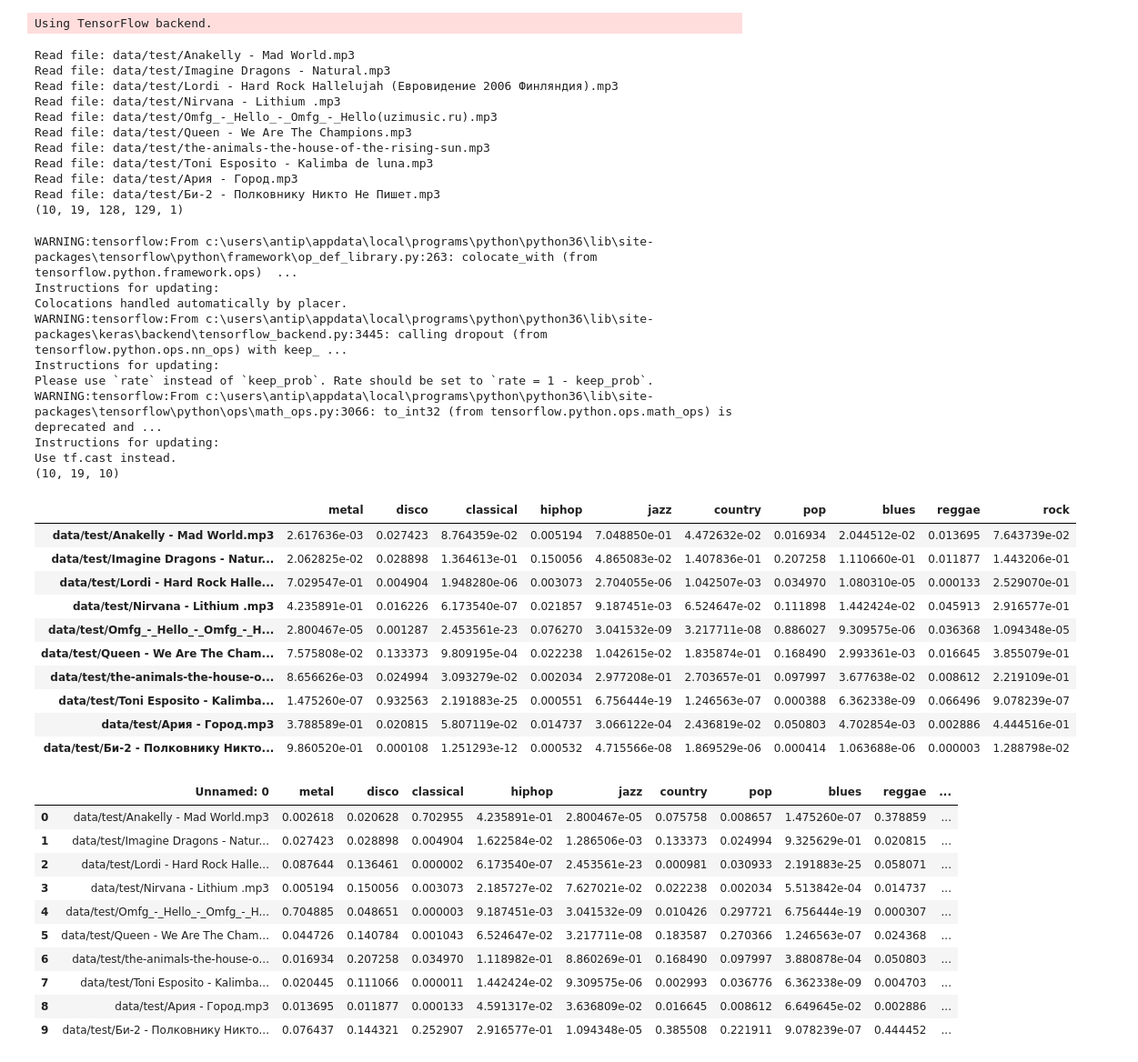
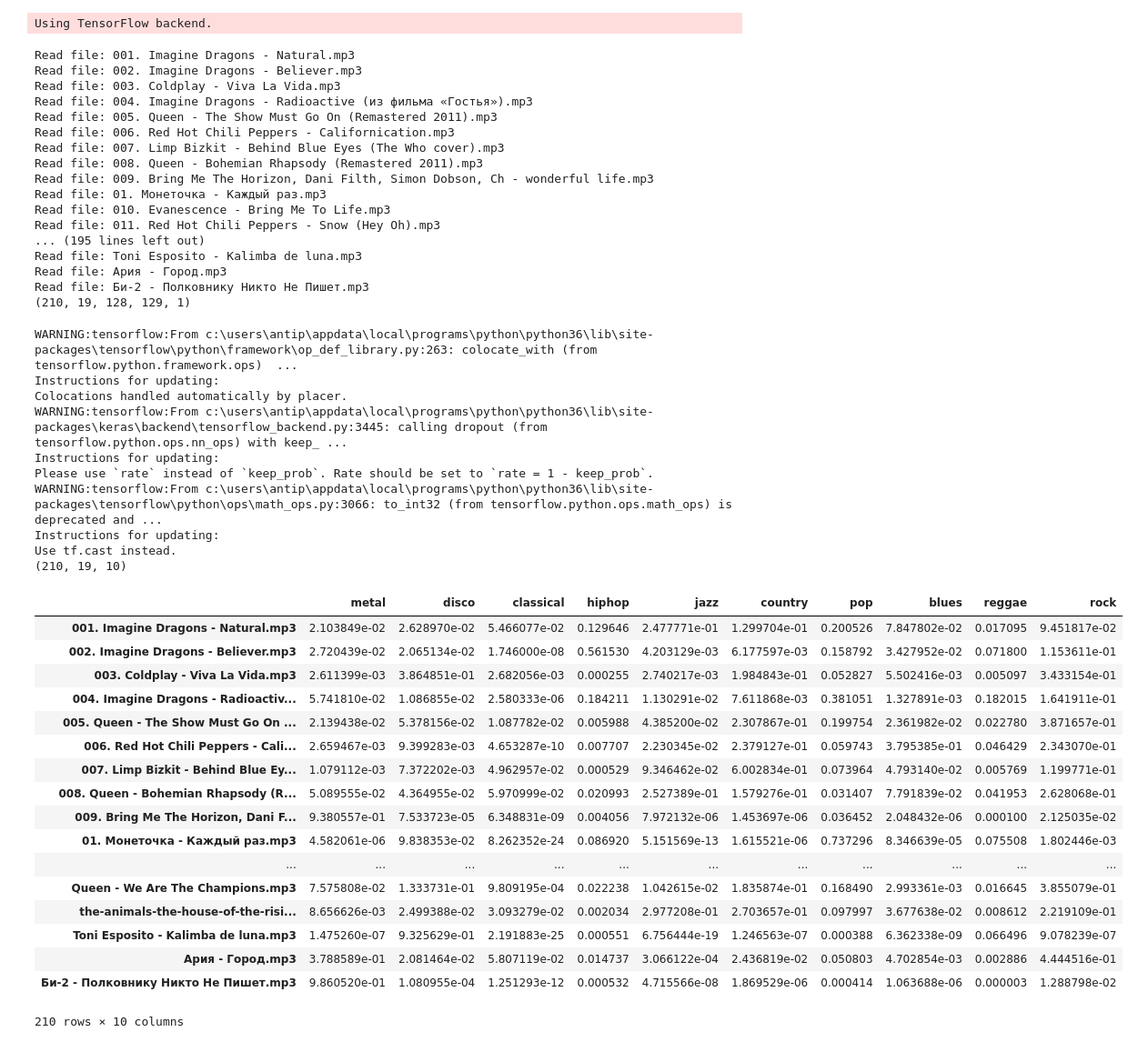
Before and after one commit to alxAntipov/music-recommendatiom-system, a Jupyter notebook: predict.ipynb, the cells around one changed output. Shown: that part at 91% size. Saved outputs shown, nothing was run; the diff lists cells and outputs as text; code cells hidden in the pictures.

```diff
--- a/predict.ipynb
+++ b/predict.ipynb
@@ -49,7 +49,7 @@ def read_data(src_dir, song_samples):
         for file in files:
             # Read the audio file
             file_name = src_dir + "/" + file
-            print("Read file: {}".format(file_name))
+            print("Read file: {}".format(file))
 
             signal, sr = librosa.load(file_name, offset=30.0, duration=30.0)
             signal = signal[:song_samples]
@@ -61,7 +61,7 @@ def read_data(src_dir, song_samples):
             specs = extract_melspectrogram(signals)
             # Save files
             arr_specs.append(specs)
-            arr_names.append(file_name)
+            arr_names.append(file)
     return np.array(arr_specs), np.array(arr_names)
 # %%
 def predict_genres(songs, models_name):
@@ -102,17 +102,23 @@ test_folder = 'data/test'
 songs_sample, file_names = read_data(test_folder, song_samples)
 print(songs_sample.shape)
 # %% [output]
-Read file: data/test/Anakelly - Mad World.mp3
-Read file: data/test/Imagine Dragons - Natural.mp3
-Read file: data/test/Lordi - Hard Rock Hallelujah (Евровидение 2006 Финляндия).mp3
-Read file: data/test/Nirvana - Lithium .mp3
-Read file: data/test/Omfg_-_Hello_-_Omfg_-_Hello(uzimusic.ru).mp3
-Read file: data/test/Queen - We Are The Champions.mp3
-Read file: data/test/the-animals-the-house-of-the-rising-sun.mp3
-Read file: data/test/Toni Esposito - Kalimba de luna.mp3
-Read file: data/test/Ария - Город.mp3
-Read file: data/test/Би-2 - Полковнику Никто Не Пишет.mp3
-(10, 19, 128, 129, 1)
+Read file: 001. Imagine Dragons - Natural.mp3
+Read file: 002. Imagine Dragons - Believer.mp3
+Read file: 003. Coldplay - Viva La Vida.mp3
+Read file: 004. Imagine Dragons - Radioactive (из фильма «Гостья»).mp3
+Read file: 005. Queen - The Show Must Go On (Remastered 2011).mp3
+Read file: 006. Red Hot Chili Peppers - Californication.mp3
+Read file: 007. Limp Bizkit - Behind Blue Eyes (The Who cover).mp3
+Read file: 008. Queen - Bohemian Rhapsody (Remastered 2011).mp3
+Read file: 009. Bring Me The Horizon, Dani Filth, Simon Dobson, Ch - wonderful life.mp3
+Read file: 01. Монеточка - Каждый раз.mp3
+Read file: 010. Evanescence - Bring Me To Life.mp3
+Read file: 011. Red Hot Chili Peppers - Snow (Hey Oh).mp3
+... (195 lines left out)
+Read file: Toni Esposito - Kalimba de luna.mp3
+Read file: Ария - Город.mp3
+Read file: Би-2 - Полковнику Никто Не Пишет.mp3
+(210, 19, 128, 129, 1)
 # %%
 models_name = 'models/model_snn.h5'
 predicts = predict_genres(songs_sample, models_name)
@@ -127,30 +133,37 @@ Please use `rate` instead of `keep_prob`. Rate should be set to `rate = 1 - keep
 WARNING:tensorflow:From c:\users\antip\appdata\local\programs\python\python36\lib\site-packages\tensorflow\python\ops\math_ops.py:3066: to_int32 (from tensorflow.python.ops.math_ops) is deprecated and ...
 Instructions for updating:
 Use tf.cast instead.
-(10, 19, 10)
+(210, 19, 10)
 # %%
 import pandas as pd
 
 
 genres = ['metal', 'disco', 'classical', 'hiphop', 'jazz',
            'country', 'pop', 'blues', 'reggae', 'rock']
 
 songs = normalize_data(predicts)
-df = pd.DataFrame(data=songs,
+song_matrix = pd.DataFrame(data=songs,
                   index=file_names,
                   columns=genres
                  )
-df
+song_matrix
 # %% [output]
 |  | metal | disco | classical | hiphop | jazz | country | pop | blues | reggae | rock |
-| data/test/Anakelly - Mad World.mp3 | 2.617636e-03 | 0.027423 | 8.764359e-02 | 0.005194 | 7.048850e-01 | 4.472632e-02 | 0.016934 | 2.044512e-02 | 0.013695 | 7.643739e-02 |
-| data/test/Imagine Dragons - Natur... | 2.062825e-02 | 0.028898 | 1.364613e-01 | 0.150056 | 4.865083e-02 | 1.407836e-01 | 0.207258 | 1.110660e-01 | 0.011877 | 1.443206e-01 |
-| data/test/Lordi - Hard Rock Halle... | 7.029547e-01 | 0.004904 | 1.948280e-06 | 0.003073 | 2.704055e-06 | 1.042507e-03 | 0.034970 | 1.080310e-05 | 0.000133 | 2.529070e-01 |
-| data/test/Nirvana - Lithium .mp3 | 4.235891e-01 | 0.016226 | 6.173540e-07 | 0.021857 | 9.187451e-03 | 6.524647e-02 | 0.111898 | 1.442424e-02 | 0.045913 | 2.916577e-01 |
-| data/test/Omfg_-_Hello_-_Omfg_-_H... | 2.800467e-05 | 0.001287 | 2.453561e-23 | 0.076270 | 3.041532e-09 | 3.217711e-08 | 0.886027 | 9.309575e-06 | 0.036368 | 1.094348e-05 |
-| data/test/Queen - We Are The Cham... | 7.575808e-02 | 0.133373 | 9.809195e-04 | 0.022238 | 1.042615e-02 | 1.835874e-01 | 0.168490 | 2.993361e-03 | 0.016645 | 3.855079e-01 |
-| data/test/the-animals-the-house-o... | 8.656626e-03 | 0.024994 | 3.093279e-02 | 0.002034 | 2.977208e-01 | 2.703657e-01 | 0.097997 | 3.677638e-02 | 0.008612 | 2.219109e-01 |
-| data/test/Toni Esposito - Kalimba... | 1.475260e-07 | 0.932563 | 2.191883e-25 | 0.000551 | 6.756444e-19 | 1.246563e-07 | 0.000388 | 6.362338e-09 | 0.066496 | 9.078239e-07 |
-| data/test/Ария - Город.mp3 | 3.788589e-01 | 0.020815 | 5.807119e-02 | 0.014737 | 3.066122e-04 | 2.436819e-02 | 0.050803 | 4.702854e-03 | 0.002886 | 4.444516e-01 |
-| data/test/Би-2 - Полковнику Никто... | 9.860520e-01 | 0.000108 | 1.251293e-12 | 0.000532 | 4.715566e-08 | 1.869529e-06 | 0.000414 | 1.063688e-06 | 0.000003 | 1.288798e-02 |
+| 001. Imagine Dragons - Natural.mp3 | 2.103849e-02 | 2.628970e-02 | 5.466077e-02 | 0.129646 | 2.477771e-01 | 1.299704e-01 | 0.200526 | 7.847802e-02 | 0.017095 | 9.451817e-02 |
+| 002. Imagine Dragons - Believer.mp3 | 2.720439e-02 | 2.065134e-02 | 1.746000e-08 | 0.561530 | 4.203129e-03 | 6.177597e-03 | 0.158792 | 3.427952e-02 | 0.071800 | 1.153611e-01 |
+| 003. Coldplay - Viva La Vida.mp3 | 2.611399e-03 | 3.864851e-01 | 2.682056e-03 | 0.000255 | 2.740217e-03 | 1.984843e-01 | 0.052827 | 5.502416e-03 | 0.005097 | 3.433154e-01 |
+| 004. Imagine Dragons - Radioactiv... | 5.741810e-02 | 1.086855e-02 | 2.580333e-06 | 0.184211 | 1.130291e-02 | 7.611868e-03 | 0.381051 | 1.327891e-03 | 0.182015 | 1.641911e-01 |
+| 005. Queen - The Show Must Go On ... | 2.139438e-02 | 5.378156e-02 | 1.087782e-02 | 0.005988 | 4.385200e-02 | 2.307867e-01 | 0.199754 | 2.361982e-02 | 0.022780 | 3.871657e-01 |
+| 006. Red Hot Chili Peppers - Cali... | 2.659467e-03 | 9.399283e-03 | 4.653287e-10 | 0.007707 | 2.230345e-02 | 2.379127e-01 | 0.059743 | 3.795385e-01 | 0.046429 | 2.343070e-01 |
+| 007. Limp Bizkit - Behind Blue Ey... | 1.079112e-03 | 7.372202e-03 | 4.962957e-02 | 0.000529 | 9.346462e-02 | 6.002834e-01 | 0.073964 | 4.793140e-02 | 0.005769 | 1.199771e-01 |
+| 008. Queen - Bohemian Rhapsody (R... | 5.089555e-02 | 4.364955e-02 | 5.970999e-02 | 0.020993 | 2.527389e-01 | 1.579276e-01 | 0.031407 | 7.791839e-02 | 0.041953 | 2.628068e-01 |
+| 009. Bring Me The Horizon, Dani F... | 9.380557e-01 | 7.533723e-05 | 6.348831e-09 | 0.004056 | 7.972132e-06 | 1.453697e-06 | 0.036452 | 2.048432e-06 | 0.000100 | 2.125035e-02 |
+| 01. Монеточка - Каждый раз.mp3 | 4.582061e-06 | 9.838353e-02 | 8.262352e-24 | 0.086920 | 5.151569e-13 | 1.615521e-06 | 0.737296 | 8.346639e-05 | 0.075508 | 1.802446e-03 |
+| ... | ... | ... | ... | ... | ... | ... | ... | ... | ... | ... |
+| Queen - We Are The Champions.mp3 | 7.575808e-02 | 1.333731e-01 | 9.809195e-04 | 0.022238 | 1.042615e-02 | 1.835874e-01 | 0.168490 | 2.993361e-03 | 0.016645 | 3.855079e-01 |
+| the-animals-the-house-of-the-risi... | 8.656626e-03 | 2.499388e-02 | 3.093279e-02 | 0.002034 | 2.977208e-01 | 2.703657e-01 | 0.097997 | 3.677638e-02 | 0.008612 | 2.219109e-01 |
+| Toni Esposito - Kalimba de luna.mp3 | 1.475260e-07 | 9.325629e-01 | 2.191883e-25 | 0.000551 | 6.756444e-19 | 1.246563e-07 | 0.000388 | 6.362338e-09 | 0.066496 | 9.078239e-07 |
+| Ария - Город.mp3 | 3.788589e-01 | 2.081464e-02 | 5.807119e-02 | 0.014737 | 3.066122e-04 | 2.436819e-02 | 0.050803 | 4.702854e-03 | 0.002886 | 4.444516e-01 |
+| Би-2 - Полковнику Никто Не Пишет.mp3 | 9.860520e-01 | 1.080955e-04 | 1.251293e-12 | 0.000532 | 4.715566e-08 | 1.869529e-06 | 0.000414 | 1.063688e-06 | 0.000003 | 1.288798e-02 |
+210 rows × 10 columns
 # %%
@@ -158,15 +170,0 @@ df.to_csv('songs.csv')
-# %%
-dd = pd.read_csv('songs.csv', sep=',')
-dd
-# %% [output]
-|  | Unnamed: 0 | metal | disco | classical | hiphop | jazz | country | pop | blues | reggae | ... |
-| 0 | data/test/Anakelly - Mad World.mp3 | 0.002618 | 0.020628 | 0.702955 | 4.235891e-01 | 2.800467e-05 | 0.075758 | 0.008657 | 1.475260e-07 | 0.378859 | ... |
-| 1 | data/test/Imagine Dragons - Natur... | 0.027423 | 0.028898 | 0.004904 | 1.622584e-02 | 1.286506e-03 | 0.133373 | 0.024994 | 9.325629e-01 | 0.020815 | ... |
-| 2 | data/test/Lordi - Hard Rock Halle... | 0.087644 | 0.136461 | 0.000002 | 6.173540e-07 | 2.453561e-23 | 0.000981 | 0.030933 | 2.191883e-25 | 0.058071 | ... |
-| 3 | data/test/Nirvana - Lithium .mp3 | 0.005194 | 0.150056 | 0.003073 | 2.185727e-02 | 7.627021e-02 | 0.022238 | 0.002034 | 5.513842e-04 | 0.014737 | ... |
-| 4 | data/test/Omfg_-_Hello_-_Omfg_-_H... | 0.704885 | 0.048651 | 0.000003 | 9.187451e-03 | 3.041532e-09 | 0.010426 | 0.297721 | 6.756444e-19 | 0.000307 | ... |
-| 5 | data/test/Queen - We Are The Cham... | 0.044726 | 0.140784 | 0.001043 | 6.524647e-02 | 3.217711e-08 | 0.183587 | 0.270366 | 1.246563e-07 | 0.024368 | ... |
-| 6 | data/test/the-animals-the-house-o... | 0.016934 | 0.207258 | 0.034970 | 1.118982e-01 | 8.860269e-01 | 0.168490 | 0.097997 | 3.880878e-04 | 0.050803 | ... |
-| 7 | data/test/Toni Esposito - Kalimba... | 0.020445 | 0.111066 | 0.000011 | 1.442424e-02 | 9.309575e-06 | 0.002993 | 0.036776 | 6.362338e-09 | 0.004703 | ... |
-| 8 | data/test/Ария - Город.mp3 | 0.013695 | 0.011877 | 0.000133 | 4.591317e-02 | 3.636809e-02 | 0.016645 | 0.008612 | 6.649645e-02 | 0.002886 | ... |
-| 9 | data/test/Би-2 - Полковнику Никто... | 0.076437 | 0.144321 | 0.252907 | 2.916577e-01 | 1.094348e-05 | 0.385508 | 0.221911 | 9.078239e-07 | 0.444452 | ... |
```
Also changed, not shown: parts of 1 cell of this notebook, 3 other files.
